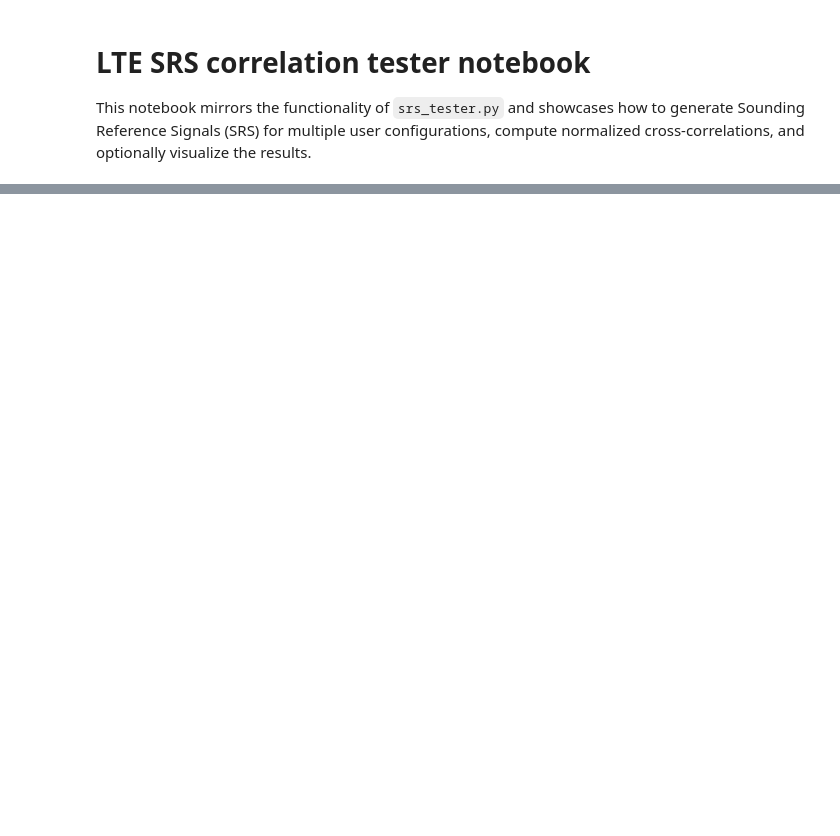
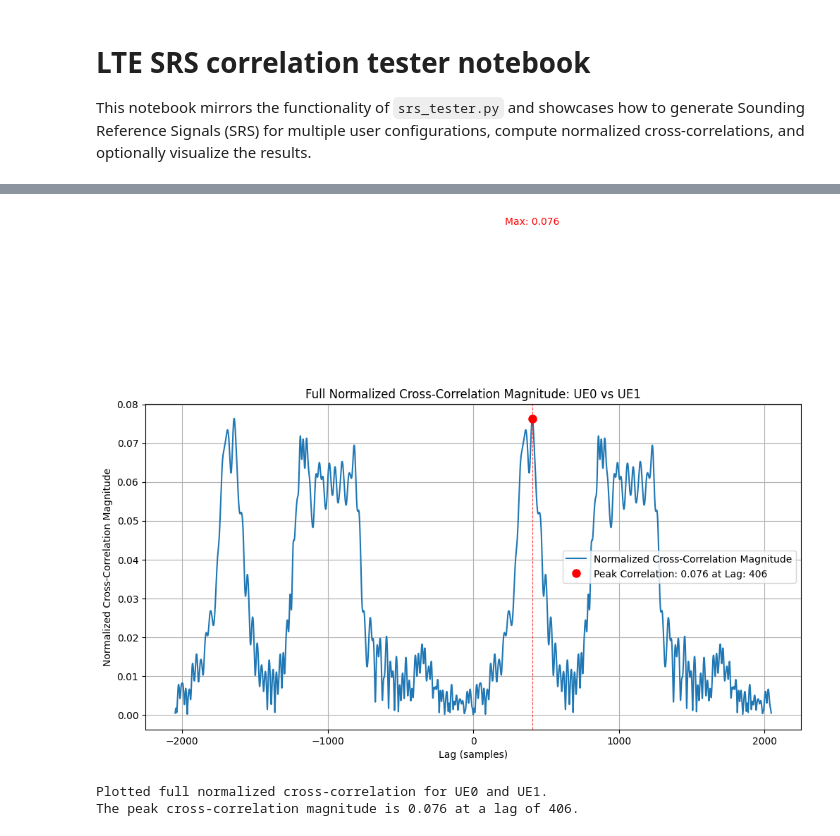
Before and after one commit to Amihay11/srs_creator, a Jupyter notebook: srs_tester.ipynb, the cells around one changed output, grey strips where cells are left out. Drawn from its saved outputs; the diff is of its cells as text; code cells hidden in the pictures; blank space fills up the shorter version.

```diff
--- a/srs_tester.ipynb
+++ b/srs_tester.ipynb
@@ -131,0 +288,43 @@ else:
+# %%
+import matplotlib.pyplot as plt
+
+# Select a pair of signals for demonstration (e.g., UE0 and UE1)
+signal_idx1 = 0
+signal_idx2 = 1
+
+s1 = results[signal_idx1].signal
+s2 = results[signal_idx2].signal
+label1 = labels[signal_idx1]
+label2 = labels[signal_idx2]
+
+# Compute full normalized cross-correlation
+correlation_sequence, lags = full_normalized_cross_correlation(s1, s2)
+
+# Find the peak correlation magnitude and its corresponding lag
+abs_correlation_sequence = np.abs(correlation_sequence)
+peak_corr_magnitude = np.max(abs_correlation_sequence)
+peak_lag_idx = np.argmax(abs_correlation_sequence)
+peak_lag = lags[peak_lag_idx]
+
+# Plot the full cross-correlation sequence
+plt.figure(figsize=(12, 6))
+plt.plot(lags, abs_correlation_sequence, label='Normalized Cross-Correlation Magnitude')
+
+# Highlight the peak
+plt.plot(peak_lag, peak_corr_magnitude, 'ro', markersize=8, label=f'Peak Correlation: {peak_corr_magnitude:.3f} at Lag: {peak_lag}')
+plt.axvline(peak_lag, color='r', linestyle='--', linewidth=0.8, alpha=0.7)
+plt.text(peak_lag, peak_corr_magnitude + 0.05, f'Max: {peak_corr_magnitude:.3f}', color='red', ha='center')
+
+plt.title(f'Full Normalized Cross-Correlation Magnitude: {label1} vs {label2}')
+plt.xlabel('Lag (samples)')
+plt.ylabel('Normalized Cross-Correlation Magnitude')
+plt.grid(True)
+plt.legend()
+plt.show()
+
+print(f"Plotted full normalized cross-correlation for {label1} and {label2}.")
+print(f"The peak cross-correlation magnitude is {peak_corr_magnitude:.3f} at a lag of {peak_lag}.")
+# %% [output]
+[figure, added]
+Plotted full normalized cross-correlation for UE0 and UE1.
+The peak cross-correlation magnitude is 0.076 at a lag of 406.
```
Also changed, not shown: parts of 13 cells of this notebook.
